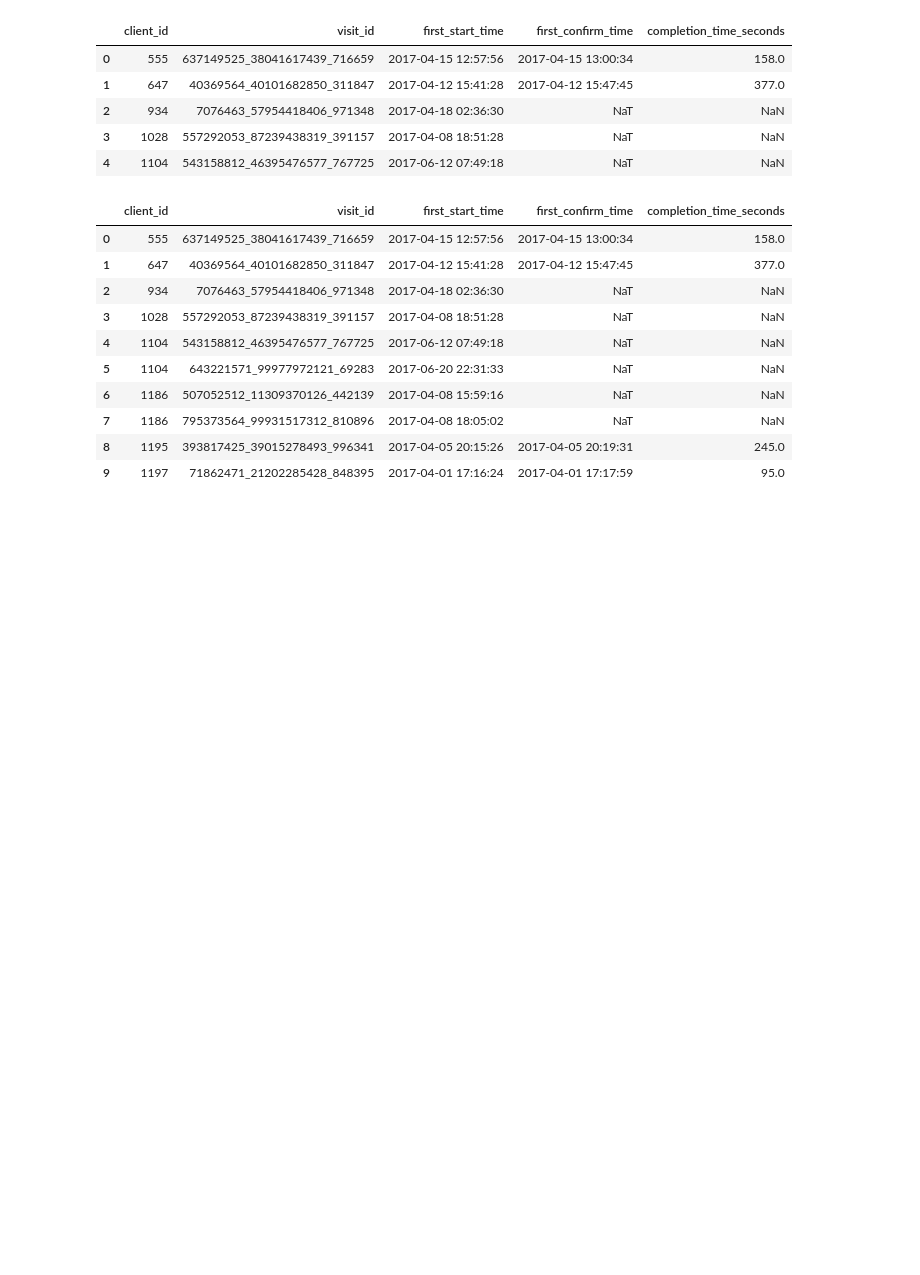
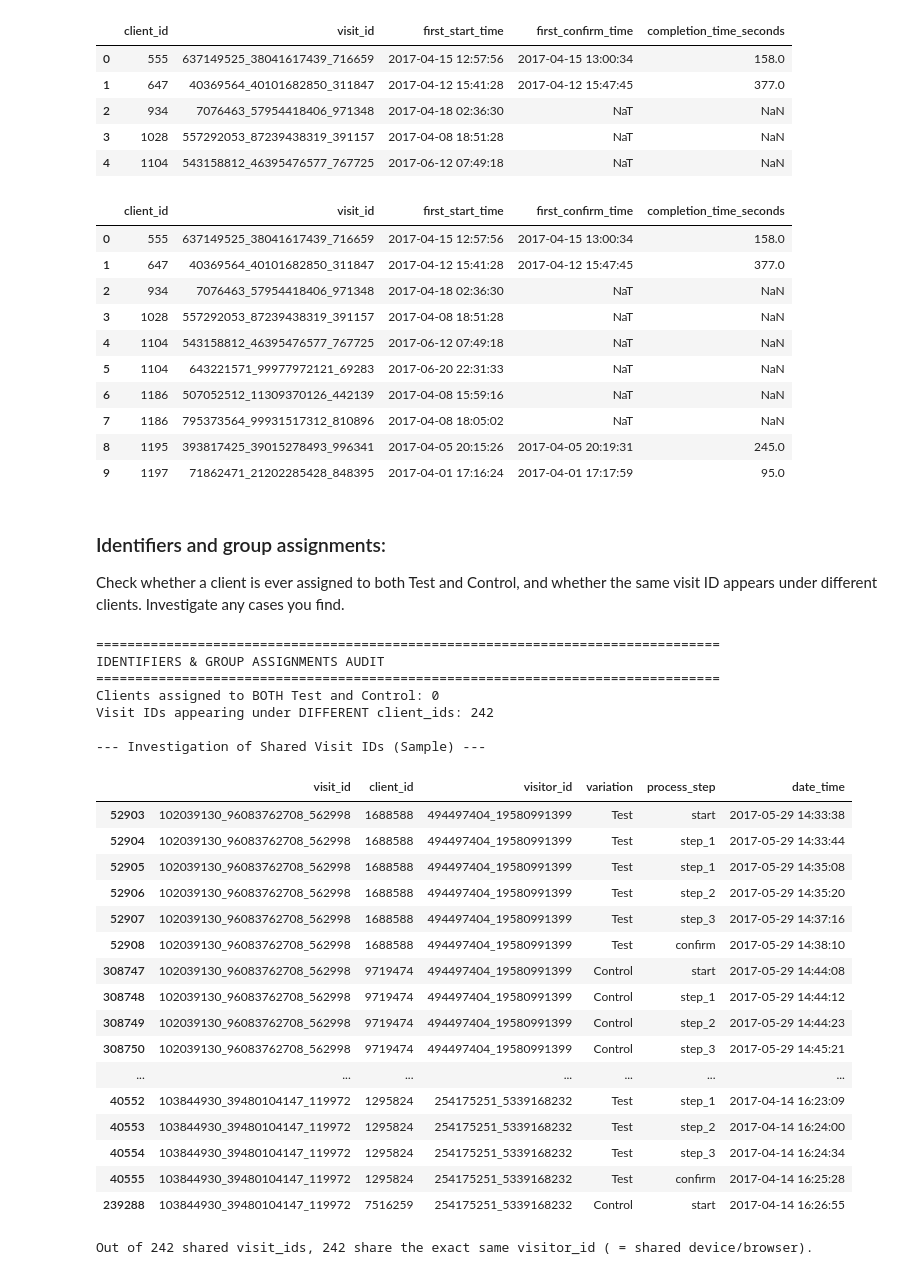
Before and after one commit to gebra117649/vanguard-project, a Jupyter notebook: notebooks/master_session_data.ipynb, the cells around one changed output. Cells and saved outputs as stored; diff of their text form; code cells hidden in the pictures; blank space fills up the shorter version.

```diff
--- a/notebooks/master_session_data.ipynb
+++ b/notebooks/master_session_data.ipynb
@@ -897,3 +897,78 @@ display(sessions_data[
 # %%
 # save to csv
 sessions_data.to_csv('../data/clean/sessions_data_master.csv', index=False)
+# %%
+# Pull variation from web_data
+if "variation" not in web_data.columns:
+    var_map = clients_data[["client_id", "variation"]].drop_duplicates(subset=["client_id"])
+    web_data = web_data.merge(var_map, on="client_id", how="left")
+
+# Only Test and Control variation
+web_ab = web_data[web_data["variation"].isin(["Control", "Test"])].copy()
+web_ab["date_time"] = pd.to_datetime(web_ab["date_time"])
+
+# Chronological ordering within a session
+web_ab = web_ab.sort_values(["client_id", "visit_id", "date_time"]).reset_index(drop=True)
+
+step_order = {"start": 0, "step_1": 1, "step_2": 2, "step_3": 3, "confirm": 4}
+web_ab["step_num"] = web_ab["process_step"].map(step_order)
+# %% [markdown]
+### Identifiers and group assignments:
+Check whether a client is ever assigned to both Test and Control, and whether the same visit ID appears under different clients. Investigate any cases you find.
+# %%
+# ==============================================================================
+# CHECK OF IDENTIFIERS & GROUP ASSIGNMENTS
+#    - Does a client_id appear in both the Test and Control groups?
+#    - Does the same visit_id appear under different client_ids?
+# ==============================================================================
+print("=" * 80)
+print("IDENTIFIERS & GROUP ASSIGNMENTS AUDIT")
+print("=" * 80)
+
+# A) Client ID -> Variation clarity
+client_var_counts = web_ab.groupby("client_id")["variation"].nunique()
+multi_var_clients = client_var_counts[client_var_counts > 1]
+print(f"Clients assigned to BOTH Test and Control: {len(multi_var_clients)}")
+
+if len(multi_var_clients) > 0:
+    display(web_ab[web_ab["client_id"].isin(multi_var_clients.index)].head(20))
+
+# B) Visit ID -> Client ID clarity
+visit_client_counts = web_ab.groupby("visit_id")["client_id"].nunique()
+shared_visits = visit_client_counts[visit_client_counts > 1]
+print(f"Visit IDs appearing under DIFFERENT client_ids: {len(shared_visits)}")
+
+if len(shared_visits) > 0:
+    print("\n--- Investigation of Shared Visit IDs (Sample) ---")
+    shared_df = web_ab[web_ab["visit_id"].isin(shared_visits.index)].sort_values(["visit_id", "date_time"])
+    display(shared_df[["visit_id", "client_id", "visitor_id", "variation", "process_step", "date_time"]].head(20))
+
+    # Check if they come from the same visitor_id (shared device)
+    same_visitor = (shared_df.groupby("visit_id")["visitor_id"].nunique() == 1).sum()
+    print(f"Out of {len(shared_visits)} shared visit_ids, {same_visitor} share the exact same visitor_id ( = shared device/browser).")
+# %% [output]
+================================================================================
+IDENTIFIERS & GROUP ASSIGNMENTS AUDIT
+================================================================================
+Clients assigned to BOTH Test and Control: 0
+Visit IDs appearing under DIFFERENT client_ids: 242
+
+--- Investigation of Shared Visit IDs (Sample) ---
+|  | visit_id | client_id | visitor_id | variation | process_step | date_time |
+| 52903 | 102039130_96083762708_562998 | 1688588 | 494497404_19580991399 | Test | start | 2017-05-29 14:33:38 |
+| 52904 | 102039130_96083762708_562998 | 1688588 | 494497404_19580991399 | Test | step_1 | 2017-05-29 14:33:44 |
+| 52905 | 102039130_96083762708_562998 | 1688588 | 494497404_19580991399 | Test | step_1 | 2017-05-29 14:35:08 |
+| 52906 | 102039130_96083762708_562998 | 1688588 | 494497404_19580991399 | Test | step_2 | 2017-05-29 14:35:20 |
+| 52907 | 102039130_96083762708_562998 | 1688588 | 494497404_19580991399 | Test | step_3 | 2017-05-29 14:37:16 |
+| 52908 | 102039130_96083762708_562998 | 1688588 | 494497404_19580991399 | Test | confirm | 2017-05-29 14:38:10 |
+| 308747 | 102039130_96083762708_562998 | 9719474 | 494497404_19580991399 | Control | start | 2017-05-29 14:44:08 |
+| 308748 | 102039130_96083762708_562998 | 9719474 | 494497404_19580991399 | Control | step_1 | 2017-05-29 14:44:12 |
+| 308749 | 102039130_96083762708_562998 | 9719474 | 494497404_19580991399 | Control | step_2 | 2017-05-29 14:44:23 |
+| 308750 | 102039130_96083762708_562998 | 9719474 | 494497404_19580991399 | Control | step_3 | 2017-05-29 14:45:21 |
+| ... | ... | ... | ... | ... | ... | ... |
+| 40552 | 103844930_39480104147_119972 | 1295824 | 254175251_5339168232 | Test | step_1 | 2017-04-14 16:23:09 |
+| 40553 | 103844930_39480104147_119972 | 1295824 | 254175251_5339168232 | Test | step_2 | 2017-04-14 16:24:00 |
+| 40554 | 103844930_39480104147_119972 | 1295824 | 254175251_5339168232 | Test | step_3 | 2017-04-14 16:24:34 |
+| 40555 | 103844930_39480104147_119972 | 1295824 | 254175251_5339168232 | Test | confirm | 2017-04-14 16:25:28 |
+| 239288 | 103844930_39480104147_119972 | 7516259 | 254175251_5339168232 | Control | start | 2017-04-14 16:26:55 |
+Out of 242 shared visit_ids, 242 share the exact same visitor_id ( = shared device/browser).
```
Also changed, not shown: parts of 4 cells of this notebook, 12 other files.
